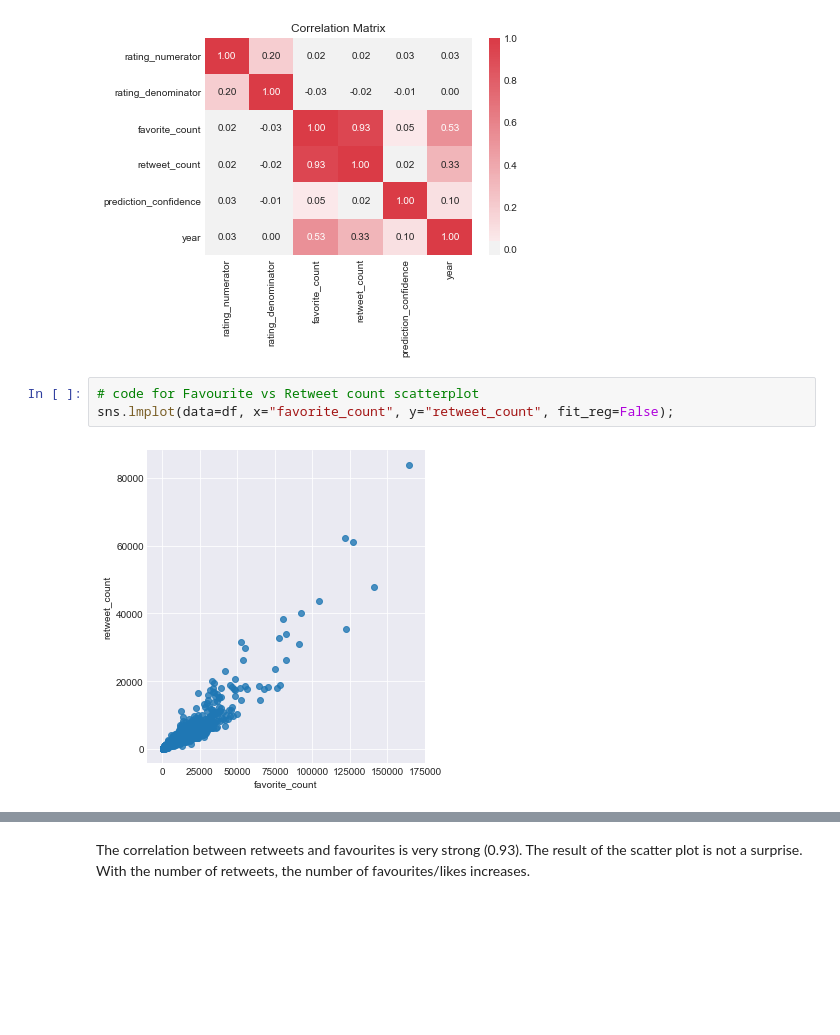
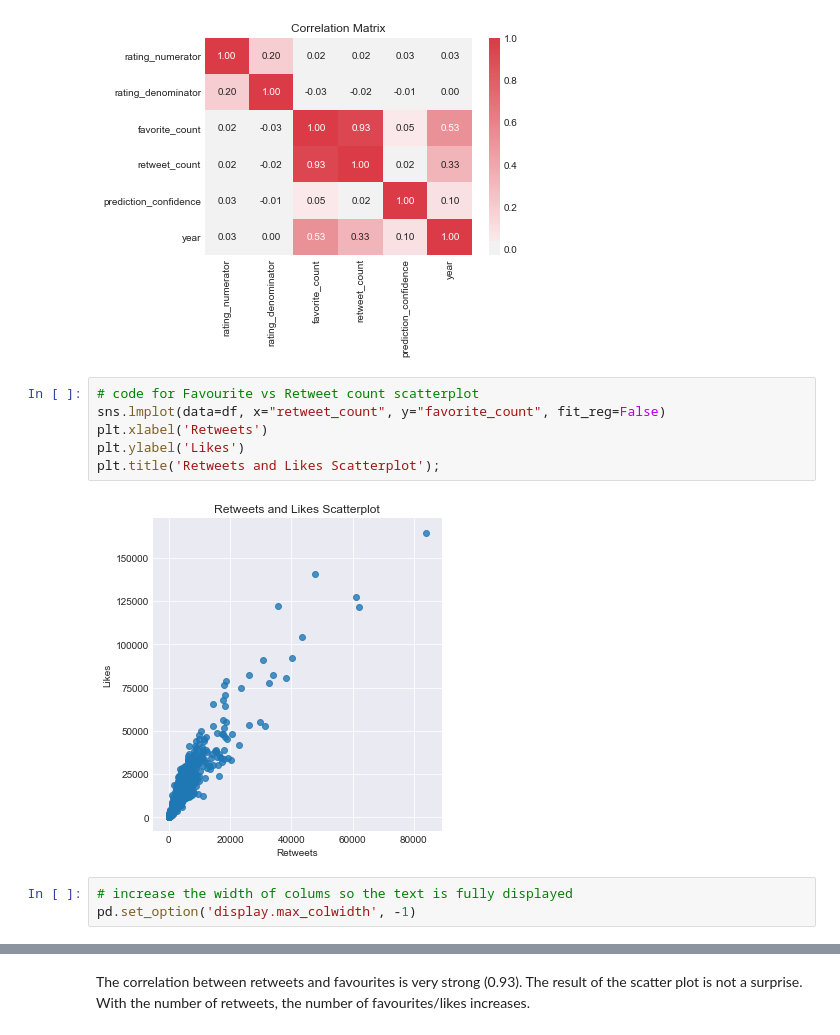
Before and after one commit to mattzajac/DAND-Project_3, a Jupyter notebook: act_report.ipynb, the cells around one changed output, grey strips where cells are left out. Cells and saved outputs as stored; diff of their text form; blank space fills up the shorter version.

```diff
--- a/act_report.ipynb
+++ b/act_report.ipynb
@@ -125,6 +180,12 @@ plt.title('Correlation Matrix');
 [figure]
 # %%
 # code for Favourite vs Retweet count scatterplot
-sns.lmplot(data=df, x="favorite_count", y="retweet_count", fit_reg=False);
+sns.lmplot(data=df, x="retweet_count", y="favorite_count", fit_reg=False)
+plt.xlabel('Retweets')
+plt.ylabel('Likes')
+plt.title('Retweets and Likes Scatterplot');
 # %% [output]
-[figure, old version]
+[figure, new version]
+# %%
+# increase the width of colums so the text is fully displayed
+pd.set_option('display.max_colwidth', -1)
```
Also changed, not shown: parts of 14 cells of this notebook.
